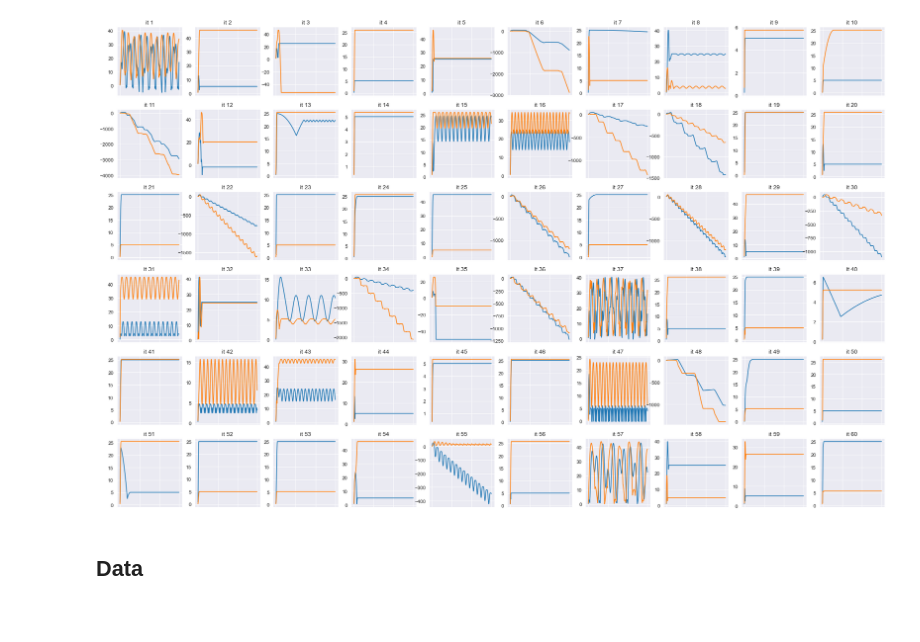
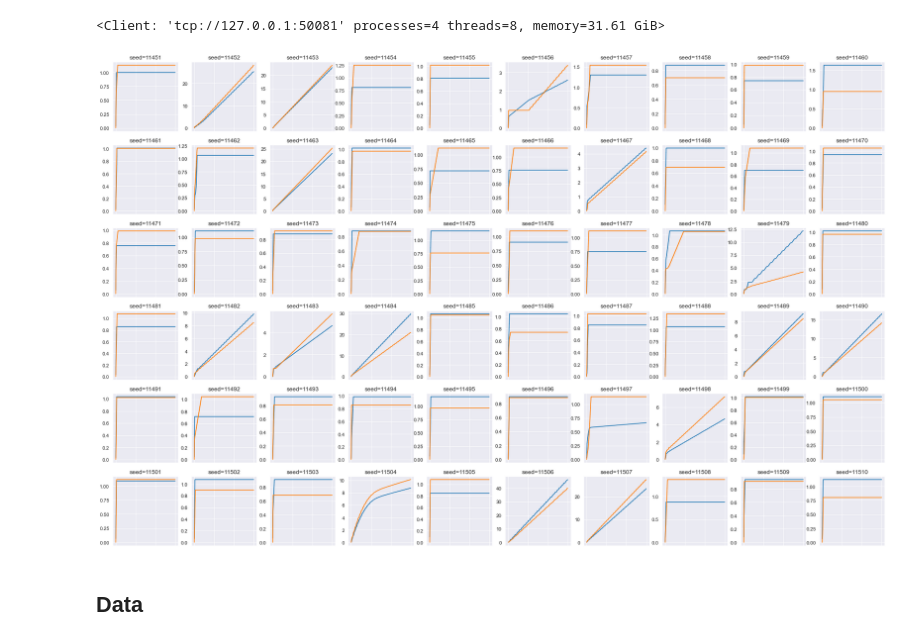
Before and after one commit to EtaoinWu/gamesim, a Jupyter notebook: experiment.ipynb, the cells around one changed output. Saved outputs shown, nothing was run; the diff lists cells and outputs as text; code cells hidden in the pictures.

Commit message:
upd: experiments

```diff
--- a/experiment.ipynb
+++ b/experiment.ipynb
@@ -19,5 +23,2 @@ from sim import *
-# %%
-def norm_sq(x: np.ndarray, axis=None):
-    return np.sum(x ** 2, axis=axis)
 # %%
 # seed = rng_seed.integers(0, 2 ** 24)
@@ -76,7 +80,7 @@ Wall time: 157 ms
 nonnegative = False
 # pure = np.array([0,-30],float).reshape((-1,1))
 pure = 'last'
-fig, axs = plt.subplots(2, 3, figsize=(28, 18))
+fig, axs = plt.subplots(2, 3, figsize=(24, 14))
 (ax1s, (ax_pl, ax_gpl, ax_gdpl)) = axs
 for ax in axs.flat:
     # ax.set_xscale('log')
@@ -147,0 +152,12 @@ None
+# %%
+path_length = sim.path_length(order=2,power=1)
+
+def path_ratio(path_length):
+    t = path_length.shape[0]
+    delta = path_length[t-1] - path_length[t // 2]
+    if np.max(delta) < 1e-9:
+        return np.max(delta), tuple(delta)
+    norm_delta = delta / np.max(delta)
+    return np.max(delta), tuple(norm_delta)
+
+path_ratio(path_length)
@@ -232,32 +243,57 @@ for i in range(n):
+# %%
+from dask.distributed import Client
+
+client = Client(n_workers=4)
+client
+# %% [output]
+<Client: 'tcp://127.0.0.1:50081' processes=4 threads=8, memory=31.61 GiB>
 # %%
-n, m = 2, 2
+n, m = 2, 3
 eta = 0.1
-my_proj = proj_linfball
+# my_proj = ProjDimension(np.array([-0.2,-0.2]))
+my_proj = proj_sim
+
+seeds = db.from_sequence(np.arange(0, 60) + 11451, partition_size=1)
+
+def do_experiment(here_seed):
+    here_rng = np.random.default_rng(here_seed)
+    # mg = MultilinearGame(zero_sum(here_rng, size=(m,) * n))
+    mg = MultilinearGame(here_rng.uniform(low=-1.0, high=1.0, size=((n,) + (m,) * n)))
+    learner = GradientDescent(lr=eta, proj=my_proj)
+    # learner = MultiplicativeWeightUpdate(lr=eta, proj=my_proj, optimism=0)
+    # learner = OptimisticGradient(lr=eta,proj=my_proj)
+    # learner = ExtraGradient(lr=eta,proj=my_proj)
+    # learner = MultiExtraGradient(lr=eta,proj=my_proj,steps=3)
+    learner = Alternating(learner)
+    sim = GameSim(mg, learner, my_proj, [], init_state=my_proj(np.array([[0.1,0.2,0.31],[0.3,0.44,0.22]])))
+    sim.play(3000)
+    path_length = sim.path_length(order=2,power=1)
+    return here_seed, sim, path_length
+
+sims = seeds.map(do_experiment)
+
+sims = sims.compute()
 
 fig, axs = plt.subplots(6, 10, figsize=(28, 18))
 for i, ax in enumerate(tqdm(axs.flat)):
-    here_rng = np.random.default_rng(i + 1)
-    # matr = here_rng.uniform(low=-1.0, high=1.0, size=((m,) * n))
-    # mg = MultilinearGame(np.array([matr, -matr]))
-    mg = MultilinearGame(here_rng.uniform(low=-1.0, high=1.0, size=((n,) + (m,) * n)))
-    learner = GradientDescent(lr=eta, proj=my_proj)
-    learner = Alternating(learner)
-    # learner = OptimisticGradient(lr=eta,proj=my_proj)
-    sim = GameSim(mg, learner, my_proj, [])
-    sim.play(3000)
+    here_seed, sim, path_length = sims[i]
 
-    regrets = sim.normed_regret_recorder()
-    ax.plot([(i + 1) for i in range(regrets.shape[1])], regrets.transpose())
-    ax.set_title("it {}".format(i + 1))
+    # regrets = sim.normed_regret_recorder(pure='last')
+    # regrets = sim.point_trajectory()[:,0,:].transpose()
+    # ax.plot([(i + 1) for i in range(regrets.shape[1])], regrets.transpose())
+
+    ax.plot([(i + 1) for i in range(path_length.shape[0])], path_length)
+
+    ax.set_title("seed={}".format(here_seed))
     # ax.set_ylim(-5, 8)
     ax.tick_params(
         axis='x',          # changes apply to the x-axis
         which='both',      # both major and minor ticks are affected
         bottom=False,      # ticks along the bottom edge are off
         top=False,         # ticks along the top edge are off
         labelbottom=False)
 # %% [output]
-[figure, old version]
+[figure, new version]
 # %%
 mmg = MultilinearGame(rng.uniform(size=((n,) + (m,) * n)))
 mreg: float = -114514
```
Also changed, not shown: parts of 11 cells of this notebook.
